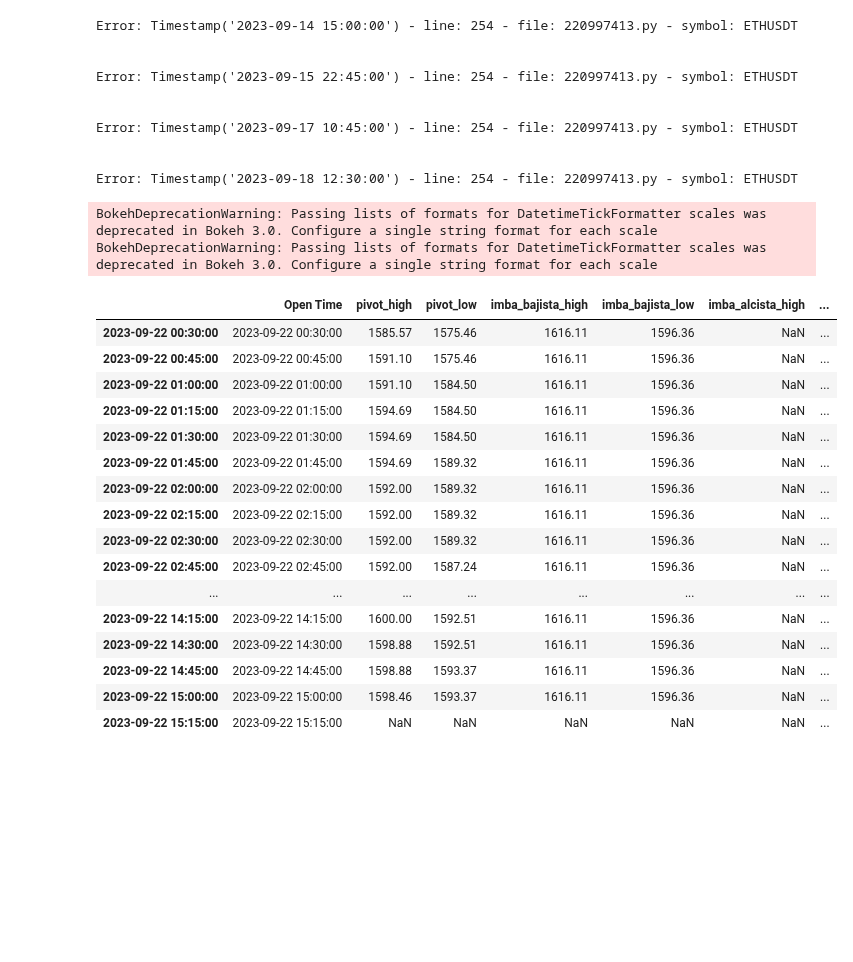
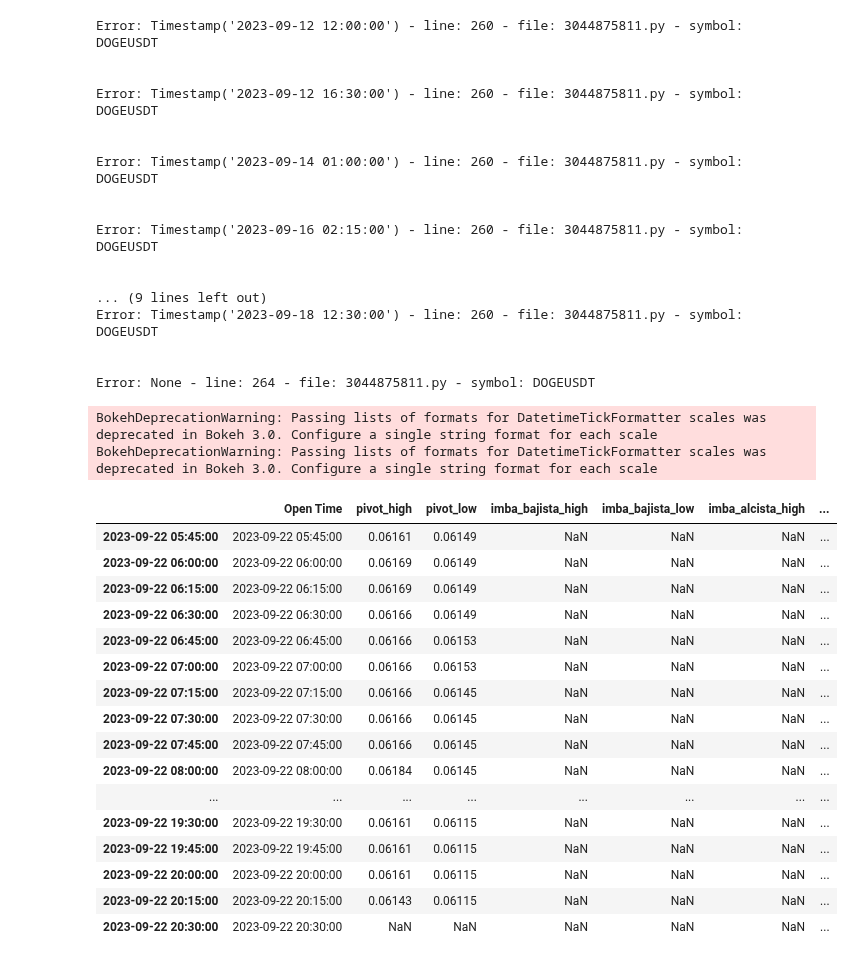
Before and after one commit to luisgomezzz/luchocrypto, a Jupyter notebook: FENIX/NOTEBOOK.ipynb, the cells around one changed output. Drawn from its saved outputs; the diff is of its cells as text; code cells hidden in the pictures; blank space fills up the shorter version.

```diff
--- a/FENIX/NOTEBOOK.ipynb
+++ b/FENIX/NOTEBOOK.ipynb
@@ -64,7 +64,7 @@ def backtesting(data, plot_flag=False):
         def init(self):
             super().init()
             #####   PIVOTS
-            #self.pivot_high = self.I(indicador,self.data.pivot_high)
+            self.pivot_high = self.I(indicador,self.data.pivot_high)
             #self.pivot_low = self.I(indicador,self.data.pivot_low)
             #self.decisional = self.I(indicador,self.data.decisional)
             #self.ema = self.I(ema,self.data.Close)
@@ -73,14 +73,14 @@ def backtesting(data, plot_flag=False):
             #####   EXTREMOS y ORDERS BLOCKS
             self.bajista_extremo_high = self.I(indicador,self.data.bajista_extremo_high)
             self.bajista_extremo_low = self.I(indicador,self.data.bajista_extremo_low)
-            #####   IMBALANCES ok!!!
-            #self.imba_bajista_low = self.I(indicador,self.data.imba_bajista_low)
-            #self.imba_bajista_high = self.I(indicador,self.data.imba_bajista_high)
-            #self.imba_alcista_low = self.I(indicador,self.data.imba_alcista_low)
-            #self.imba_alcista_high = self.I(indicador,self.data.imba_alcista_high)
             #####   BOSES ok!!!
             self.bos_bajista = self.I(indicador,self.data.bos_bajista)
             #self.bos_alcista = self.I(indicador,self.data.bos_alcista)
+            #####   IMBALANCES ok!!!
+            self.imba_bajista_low = self.I(indicador,self.data.imba_bajista_low)
+            self.imba_bajista_high = self.I(indicador,self.data.imba_bajista_high)
+            #self.imba_alcista_low = self.I(indicador,self.data.imba_alcista_low)
+            #self.imba_alcista_high = self.I(indicador,self.data.imba_alcista_high)
         def next(self):
             super().next()
             if self.position:
@@ -106,8 +106,14 @@ def backtesting(data, plot_flag=False):
 
 def smart_money(df):
     try:
-        # Parámetros de longitud para los puntos pivote High y Low
-        largo    = 1
+        # Devuelve un dataframe con timeframe de 15m con BOSes, imbalances y orders blocks.
+        #
+        # Se debe tener en cuenta los boses son marcados una vez que se genera el rompimiento, esto significa que no se ve la línea de
+        # bos hasta que no se produce el quiebre. Ocurre lo mismo con todas las señales que dependan de los boses (extremos, orders bloks).
+        # Los imbalances no mitigados sí se pueden ver online.
+        #
+
+        largo = 1 # Parámetro de longitud para los puntos pivote High y Low
         df['pivot_high'] = np.NaN
         df['pivot_low'] = np.NaN
         df['row_number'] = (range(len(df)))
@@ -348,51 +354,58 @@ def estrategia_royal(symbol,debug = False):
     except Exception as falla:
         _, _, exc_tb = sys.exc_info()
         fname = os.path.split(exc_tb.tb_frame.f_code.co_filename)[1]
         print("\nError: "+str(falla)+" - line: "+str(exc_tb.tb_lineno)+" - file: "+str(fname)+" - symbol: "+symbol+"\n")
         pass
 
 #######################################################################################################################
 
-symbol='ETHUSDT'
+symbol='DOGEUSDT'
 data = estrategia_royal(symbol)
 backtesting(data, plot_flag=True)
 
 #for index, values in data.iterrows():
 #    if not np.isnan(values.decisional_flag):
 #        print(f"{values['Open Time']} | {values.Close} | {values.pivot_low} | {values.decisional_flag}")
 
 data[['Open Time',
        'pivot_high', 'pivot_low',
        'imba_bajista_high', 'imba_bajista_low', 'imba_alcista_high',
        'imba_alcista_low', 'piso_del_maximo', 'bos_bajista',
        'techo_del_minimo', 'bos_alcista']].tail(60)
 # %% [output]
-Error: Timestamp('2023-09-14 15:00:00') - line: 254 - file: 220997413.py - symbol: ETHUSDT
+Error: Timestamp('2023-09-12 12:00:00') - line: 260 - file: 3044875811.py - symbol: DOGEUSDT
 
 
-Error: Timestamp('2023-09-15 22:45:00') - line: 254 - file: 220997413.py - symbol: ETHUSDT
+Error: Timestamp('2023-09-12 16:30:00') - line: 260 - file: 3044875811.py - symbol: DOGEUSDT
 
 
-Error: Timestamp('2023-09-17 10:45:00') - line: 254 - file: 220997413.py - symbol: ETHUSDT
+Error: Timestamp('2023-09-14 01:00:00') - line: 260 - file: 3044875811.py - symbol: DOGEUSDT
 
 
-Error: Timestamp('2023-09-18 12:30:00') - line: 254 - file: 220997413.py - symbol: ETHUSDT
+Error: Timestamp('2023-09-16 02:15:00') - line: 260 - file: 3044875811.py - symbol: DOGEUSDT
+
+
+... (9 lines left out)
+Error: Timestamp('2023-09-18 12:30:00') - line: 260 - file: 3044875811.py - symbol: DOGEUSDT
+
+
+Error: None - line: 264 - file: 3044875811.py - symbol: DOGEUSDT
 BokehDeprecationWarning: Passing lists of formats for DatetimeTickFormatter scales was deprecated in Bokeh 3.0. Configure a single string format for each scale
 BokehDeprecationWarning: Passing lists of formats for DatetimeTickFormatter scales was deprecated in Bokeh 3.0. Configure a single string format for each scale
 |  | Open Time | pivot_high | pivot_low | imba_bajista_high | imba_bajista_low | imba_alcista_high | ... |
-| 2023-09-22 00:30:00 | 2023-09-22 00:30:00 | 1585.57 | 1575.46 | 1616.11 | 1596.36 | NaN | ... |
-| 2023-09-22 00:45:00 | 2023-09-22 00:45:00 | 1591.10 | 1575.46 | 1616.11 | 1596.36 | NaN | ... |
-| 2023-09-22 01:00:00 | 2023-09-22 01:00:00 | 1591.10 | 1584.50 | 1616.11 | 1596.36 | NaN | ... |
-| 2023-09-22 01:15:00 | 2023-09-22 01:15:00 | 1594.69 | 1584.50 | 1616.11 | 1596.36 | NaN | ... |
-| 2023-09-22 01:30:00 | 2023-09-22 01:30:00 | 1594.69 | 1584.50 | 1616.11 | 1596.36 | NaN | ... |
-| 2023-09-22 01:45:00 | 2023-09-22 01:45:00 | 1594.69 | 1589.32 | 1616.11 | 1596.36 | NaN | ... |
-| 2023-09-22 02:00:00 | 2023-09-22 02:00:00 | 1592.00 | 1589.32 | 1616.11 | 1596.36 | NaN | ... |
-| 2023-09-22 02:15:00 | 2023-09-22 02:15:00 | 1592.00 | 1589.32 | 1616.11 | 1596.36 | NaN | ... |
-| 2023-09-22 02:30:00 | 2023-09-22 02:30:00 | 1592.00 | 1589.32 | 1616.11 | 1596.36 | NaN | ... |
-| 2023-09-22 02:45:00 | 2023-09-22 02:45:00 | 1592.00 | 1587.24 | 1616.11 | 1596.36 | NaN | ... |
+| 2023-09-22 05:45:00 | 2023-09-22 05:45:00 | 0.06161 | 0.06149 | NaN | NaN | NaN | ... |
+| 2023-09-22 06:00:00 | 2023-09-22 06:00:00 | 0.06169 | 0.06149 | NaN | NaN | NaN | ... |
+| 2023-09-22 06:15:00 | 2023-09-22 06:15:00 | 0.06169 | 0.06149 | NaN | NaN | NaN | ... |
+| 2023-09-22 06:30:00 | 2023-09-22 06:30:00 | 0.06166 | 0.06149 | NaN | NaN | NaN | ... |
+| 2023-09-22 06:45:00 | 2023-09-22 06:45:00 | 0.06166 | 0.06153 | NaN | NaN | NaN | ... |
+| 2023-09-22 07:00:00 | 2023-09-22 07:00:00 | 0.06166 | 0.06153 | NaN | NaN | NaN | ... |
+| 2023-09-22 07:15:00 | 2023-09-22 07:15:00 | 0.06166 | 0.06145 | NaN | NaN | NaN | ... |
+| 2023-09-22 07:30:00 | 2023-09-22 07:30:00 | 0.06166 | 0.06145 | NaN | NaN | NaN | ... |
+| 2023-09-22 07:45:00 | 2023-09-22 07:45:00 | 0.06166 | 0.06145 | NaN | NaN | NaN | ... |
+| 2023-09-22 08:00:00 | 2023-09-22 08:00:00 | 0.06184 | 0.06145 | NaN | NaN | NaN | ... |
 | ... | ... | ... | ... | ... | ... | ... | ... |
-| 2023-09-22 14:15:00 | 2023-09-22 14:15:00 | 1600.00 | 1592.51 | 1616.11 | 1596.36 | NaN | ... |
-| 2023-09-22 14:30:00 | 2023-09-22 14:30:00 | 1598.88 | 1592.51 | 1616.11 | 1596.36 | NaN | ... |
-| 2023-09-22 14:45:00 | 2023-09-22 14:45:00 | 1598.88 | 1593.37 | 1616.11 | 1596.36 | NaN | ... |
-| 2023-09-22 15:00:00 | 2023-09-22 15:00:00 | 1598.46 | 1593.37 | 1616.11 | 1596.36 | NaN | ... |
-| 2023-09-22 15:15:00 | 2023-09-22 15:15:00 | NaN | NaN | NaN | NaN | NaN | ... |
+| 2023-09-22 19:30:00 | 2023-09-22 19:30:00 | 0.06161 | 0.06115 | NaN | NaN | NaN | ... |
+| 2023-09-22 19:45:00 | 2023-09-22 19:45:00 | 0.06161 | 0.06115 | NaN | NaN | NaN | ... |
+| 2023-09-22 20:00:00 | 2023-09-22 20:00:00 | 0.06161 | 0.06115 | NaN | NaN | NaN | ... |
+| 2023-09-22 20:15:00 | 2023-09-22 20:15:00 | 0.06143 | 0.06115 | NaN | NaN | NaN | ... |
+| 2023-09-22 20:30:00 | 2023-09-22 20:30:00 | NaN | NaN | NaN | NaN | NaN | ... |
```
Also changed, not shown: parts of 1 cell of this notebook.
